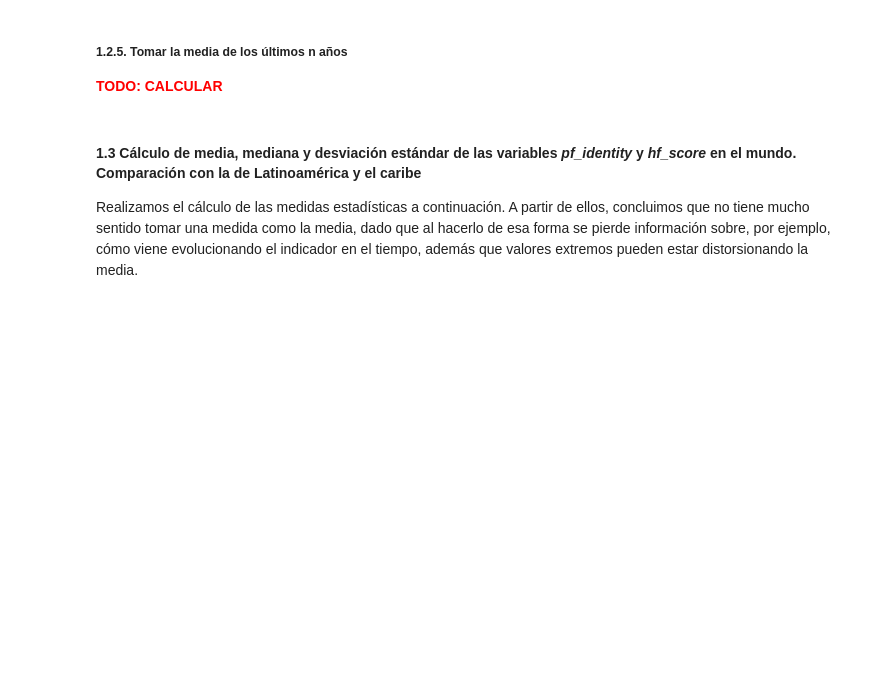
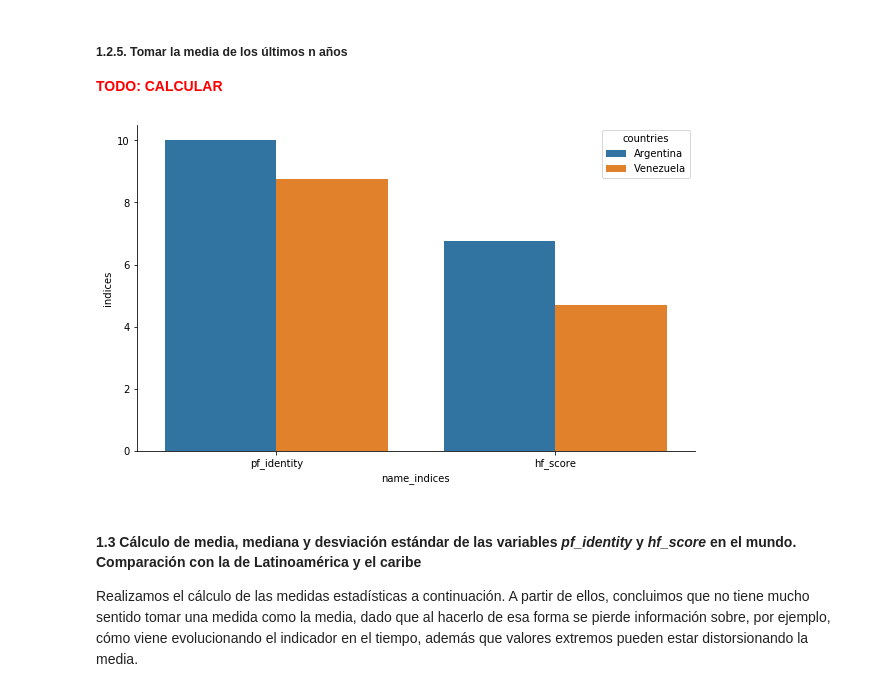
Before and after one commit to diegobcuadro/AyV_Grupo10, a Jupyter notebook: practico.ipynb, the cells around one changed output. Cells and saved outputs as stored; diff of their text form; code cells hidden in the pictures; blank space fills up the shorter version.

```diff
--- a/practico.ipynb
+++ b/practico.ipynb
@@ -218,6 +237,20 @@ for ax in axs:
 # %% [markdown]
 ##### 1.2.5. Tomar la media de los últimos n años
 <font color='red'>**TODO: CALCULAR**<font>
+# %%
+df_mean = dataset.groupby(['countries']).mean().reset_index()
+df_mean_melt = pandas.melt(df_mean, id_vars=['countries'], value_vars = ['pf_identity', 'hf_score'], var_name='name_indices', value_name='indices')
+
+pais_1 = 'Argentina'
+pais_2 = 'Venezuela'
+
+df_to_plot = df_mean_melt[(df_mean_melt.countries == pais_1) | (df_mean_melt.countries == pais_2)]
+
+plt.figure(figsize=(10,6))
+seaborn.barplot(data = df_to_plot, x = 'name_indices', y = 'indices', hue = 'countries' )
+seaborn.despine()
+# %% [output]
+[figure, added]
 # %% [markdown]
 #### 1.3 Cálculo de media, mediana y desviación estándar de las variables *pf_identity* y *hf_score* en el mundo. Comparación con la de Latinoamérica y el caribe
 Realizamos el cálculo de las medidas estadísticas a continuación. A partir de ellos, concluimos que no tiene mucho sentido tomar una medida como la media, dado que al hacerlo de esa forma se pierde información sobre, por ejemplo, cómo viene evolucionando el indicador en el tiempo, además que valores extremos pueden estar distorsionando la media.
```
Also changed, not shown: parts of 4 cells of this notebook.
